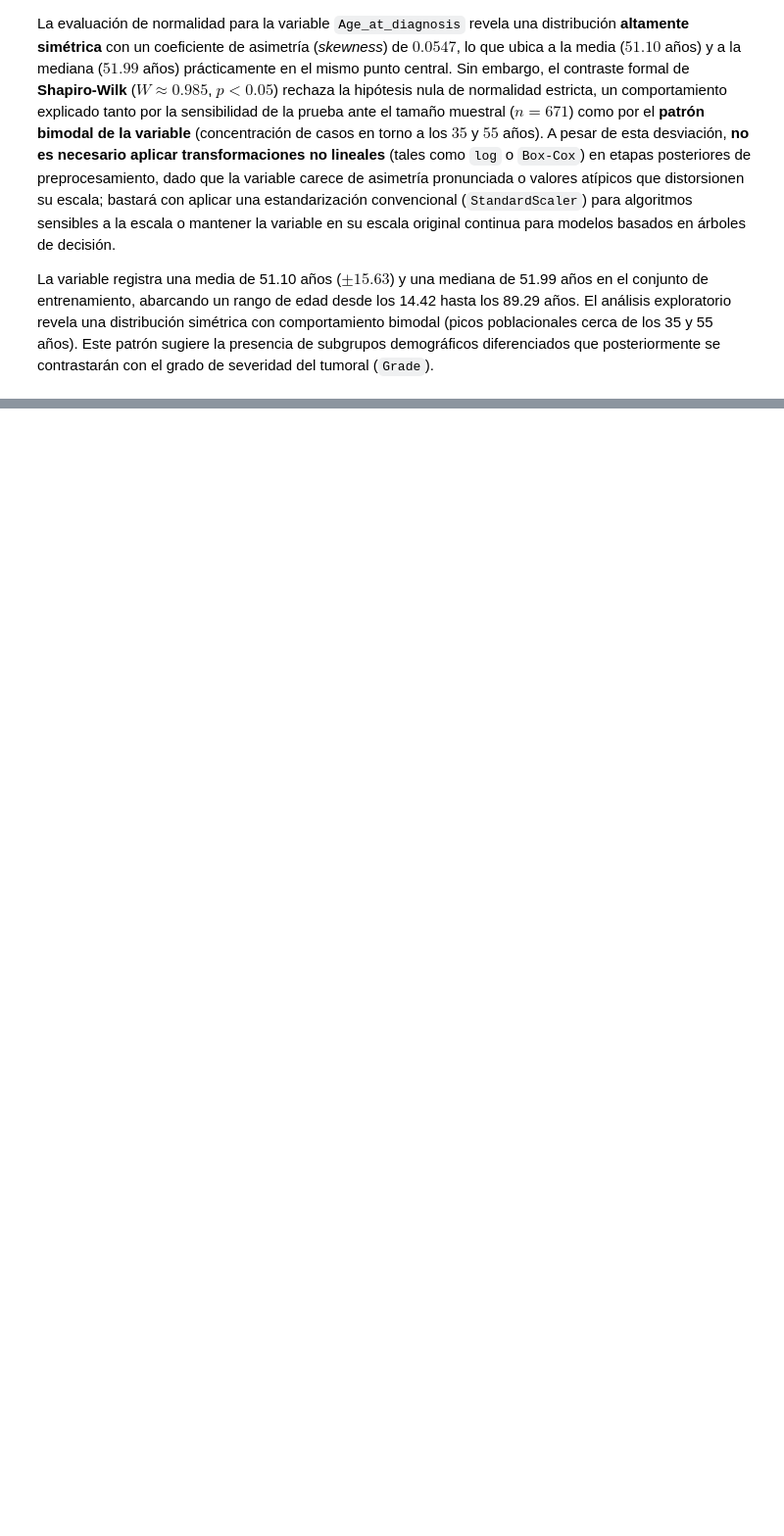
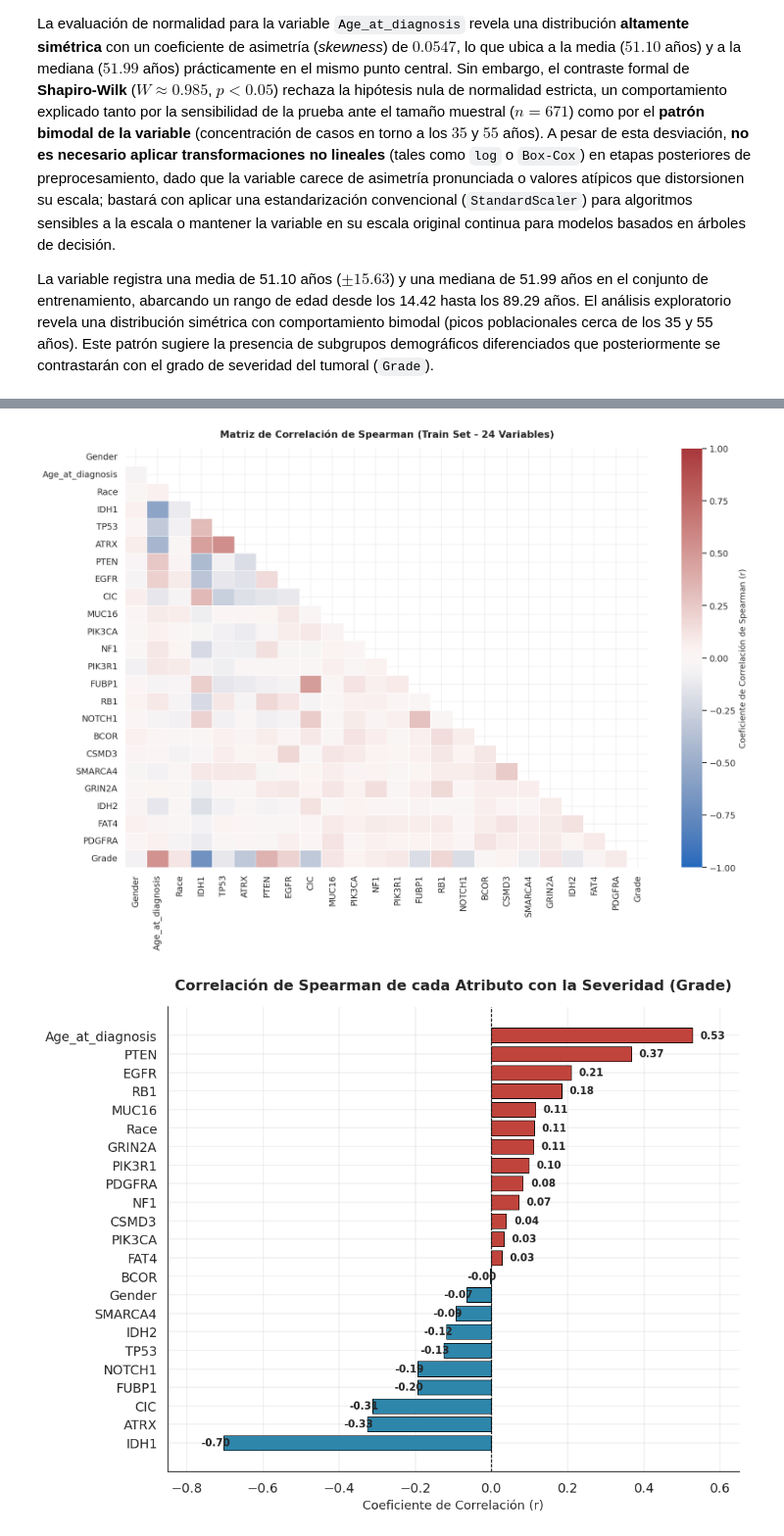
Before and after one commit to joshua2412-a/Prueba, a Jupyter notebook: _sources/notebooks2.ipynb, the cells around one changed output, grey strips where cells are left out. Shown at 98% size. Saved outputs shown, nothing was run; the diff lists cells and outputs as text; code cells hidden in the pictures; blank space fills up the shorter version.

```diff
--- a/_sources/notebooks2.ipynb
+++ b/_sources/notebooks2.ipynb
@@ -503,0 +413,51 @@ Variable  % en LGG (0)  % en GBM (1)  Chi2 Stat      p-value
+# %%
+spearman_corr = train_data.corr(method='spearman')
+
+plt.figure(figsize=(14, 10))
+mask = np.triu(np.ones_like(spearman_corr, dtype=bool))
+
+sns.heatmap(
+    spearman_corr,
+    mask=mask,
+    cmap='vlag',
+    vmax=1.0,
+    vmin=-1.0,
+    center=0,
+    annot=False,
+    linewidths=0.5,
+    cbar_kws={'label': 'Coeficiente de Correlación de Spearman (r)'}
+)
+plt.title('Matriz de Correlación de Spearman (Train Set - 24 Variables)', pad=15)
+plt.tight_layout()
+plt.show()
+
+target_corr = spearman_corr['Grade'].drop('Grade').sort_values(ascending=True)
+
+plt.figure(figsize=(9, 7))
+colors = [PALETTE_GRADE[0] if x < 0 else PALETTE_GRADE[1] for x in target_corr.values]
+
+bars = plt.barh(target_corr.index, target_corr.values, color=colors, edgecolor='black', linewidth=0.6)
+plt.axvline(0, color='black', linestyle='--', linewidth=0.8)
+plt.title('Correlación de Spearman de cada Atributo con la Severidad (Grade)', pad=15)
+plt.xlabel('Coeficiente de Correlación (r)')
+plt.xlim(-0.85, 0.65)
+
+for bar in bars:
+    width = bar.get_width()
+    offset = 0.02 if width >= 0 else -0.06
+    plt.text(
+        width + offset,
+        bar.get_y() + bar.get_height()/2.0,
+        f'{width:.2f}',
+        va='center',
+        fontsize=9,
+        fontweight='bold'
+    )
+
+plt.gca().spines['top'].set_visible(False)
+plt.gca().spines['right'].set_visible(False)
+plt.tight_layout()
+plt.show()
+# %% [output]
+[figure, added]
+[figure, added]
```
Also changed, not shown: parts of 5 cells of this notebook, 4 other files.
